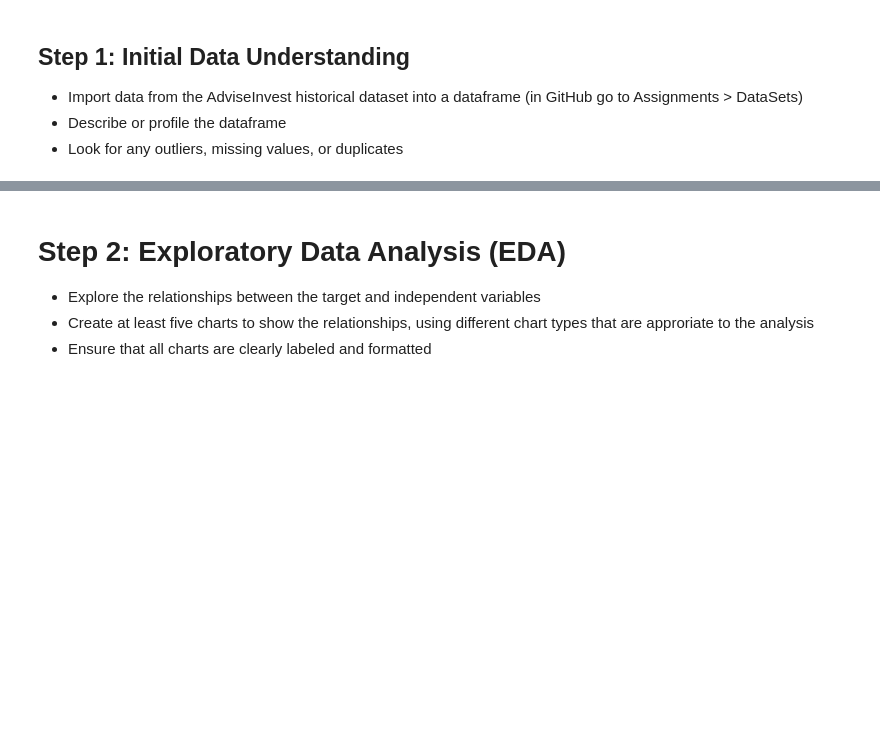
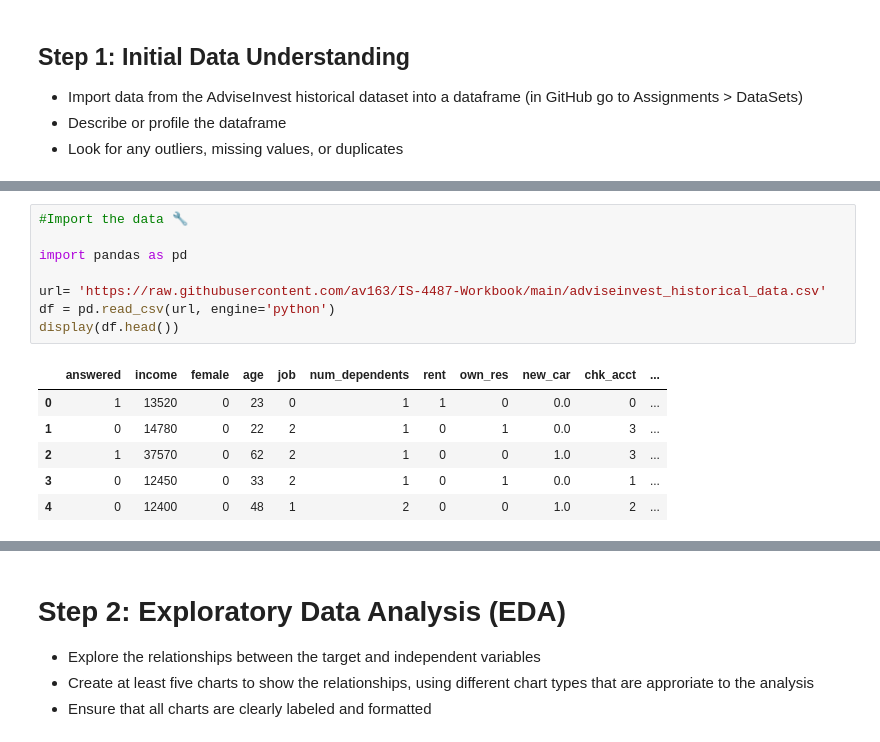
Before and after one commit to av163/IS-4487-Workbook, a Jupyter notebook: Assignments/assignment_4_data_understanding.ipynb, the cells around one changed output, grey strips where cells are left out. Drawn from its saved outputs; the diff is of its cells as text; blank space fills up the shorter version.

```diff
--- a/Assignments/assignment_4_data_understanding.ipynb
+++ b/Assignments/assignment_4_data_understanding.ipynb
@@ -58,2 +52,17 @@ SyntaxError: invalid syntax (ipython-input-2883008473.py, line 3)
+# %%
+#Import the data 🔧
+
+import pandas as pd
+
+url= 'https://raw.githubusercontent.com/av163/IS-4487-Workbook/main/adviseinvest_historical_data.csv'
+df = pd.read_csv(url, engine='python')
+display(df.head())
+# %% [output]
+|  | answered | income | female | age | job | num_dependents | rent | own_res | new_car | chk_acct | ... |
+| 0 | 1 | 13520 | 0 | 23 | 0 | 1 | 1 | 0 | 0.0 | 0 | ... |
+| 1 | 0 | 14780 | 0 | 22 | 2 | 1 | 0 | 1 | 0.0 | 3 | ... |
+| 2 | 1 | 37570 | 0 | 62 | 2 | 1 | 0 | 0 | 1.0 | 3 | ... |
+| 3 | 0 | 12450 | 0 | 33 | 2 | 1 | 0 | 1 | 0.0 | 1 | ... |
+| 4 | 0 | 12400 | 0 | 48 | 1 | 2 | 0 | 0 | 1.0 | 2 | ... |
 # %%
 #View the datatypes 🔧
```
Also changed, not shown: parts of 4 cells of this notebook.
